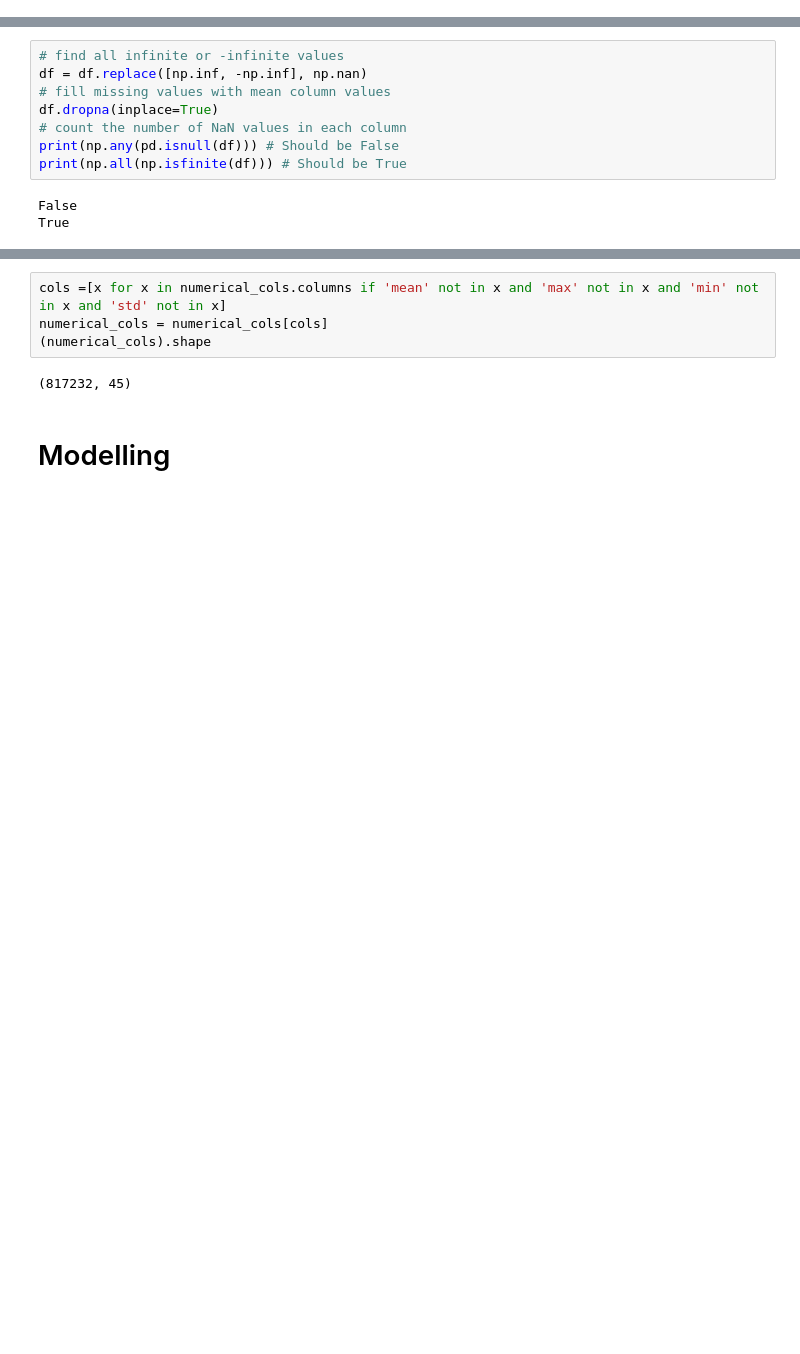
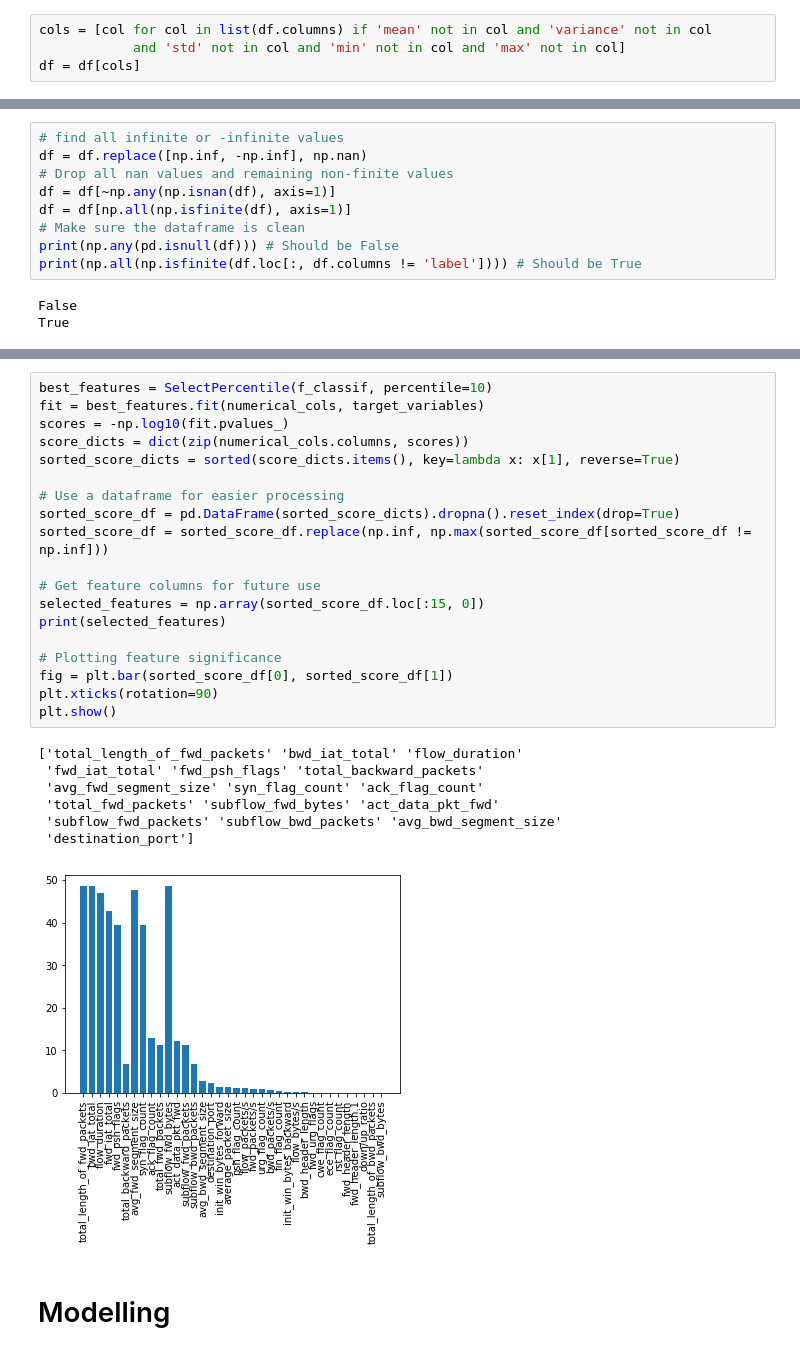
Before and after one commit to j-csc/ids_dl, a Jupyter notebook: POC.ipynb, the cells around one changed output, grey strips where cells are left out. Drawn from its saved outputs; the diff is of its cells as text; blank space fills up the shorter version.

```diff
--- a/POC.ipynb
+++ b/POC.ipynb
@@ -160,0 +165,4 @@ sns.heatmap(correlation, vmax=0.9, cmap="Blues", square=True)
+# %%
+cols = [col for col in list(df.columns) if 'mean' not in col and 'variance' not in col
+            and 'std' not in col and 'min' not in col and 'max' not in col]
+df = df[cols]
@@ -176,11 +203,12 @@ Percent of missing data
 # %%
 # find all infinite or -infinite values
 df = df.replace([np.inf, -np.inf], np.nan)
-# fill missing values with mean column values
-df.dropna(inplace=True)
-# count the number of NaN values in each column
+# Drop all nan values and remaining non-finite values
+df = df[~np.any(np.isnan(df), axis=1)]
+df = df[np.all(np.isfinite(df), axis=1)]
+# Make sure the dataframe is clean
 print(np.any(pd.isnull(df))) # Should be False
-print(np.all(np.isfinite(df))) # Should be True
+print(np.all(np.isfinite(df.loc[:, df.columns != 'label']))) # Should be True
 # %% [output]
 False
 True
@@ -222,9 +231,30 @@ numerical_cols.head()
-# %%
-cols =[x for x in numerical_cols.columns if 'mean' not in x and 'max' not in x and 'min' not in x and 'std' not in x]
-numerical_cols = numerical_cols[cols]
-(numerical_cols).shape
-# %% [output]
-(817232, 45)
+# %%
+best_features = SelectPercentile(f_classif, percentile=10)
+fit = best_features.fit(numerical_cols, target_variables)
+scores = -np.log10(fit.pvalues_)
+score_dicts = dict(zip(numerical_cols.columns, scores))
+sorted_score_dicts = sorted(score_dicts.items(), key=lambda x: x[1], reverse=True)
+
+# Use a dataframe for easier processing
+sorted_score_df = pd.DataFrame(sorted_score_dicts).dropna().reset_index(drop=True)
+sorted_score_df = sorted_score_df.replace(np.inf, np.max(sorted_score_df[sorted_score_df != np.inf]))
+
+# Get feature columns for future use
+selected_features = np.array(sorted_score_df.loc[:15, 0])
+print(selected_features)
+
+# Plotting feature significance
+fig = plt.bar(sorted_score_df[0], sorted_score_df[1])
+plt.xticks(rotation=90)
+plt.show()
+# %% [output]
+['total_length_of_fwd_packets' 'bwd_iat_total' 'flow_duration'
+ 'fwd_iat_total' 'fwd_psh_flags' 'total_backward_packets'
+ 'avg_fwd_segment_size' 'syn_flag_count' 'ack_flag_count'
+ 'total_fwd_packets' 'subflow_fwd_bytes' 'act_data_pkt_fwd'
+ 'subflow_fwd_packets' 'subflow_bwd_packets' 'avg_bwd_segment_size'
+ 'destination_port']
+[figure, added]
 # %% [markdown]
 # Modelling
 # %% [markdown]
```
Also changed, not shown: parts of 31 cells of this notebook.
